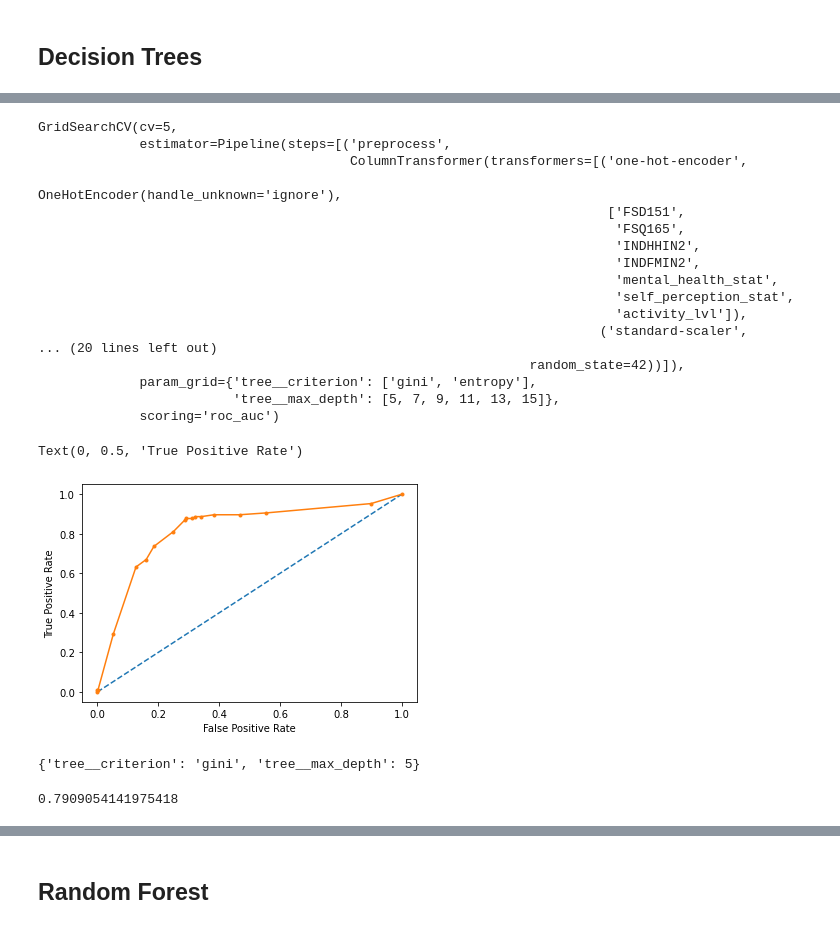
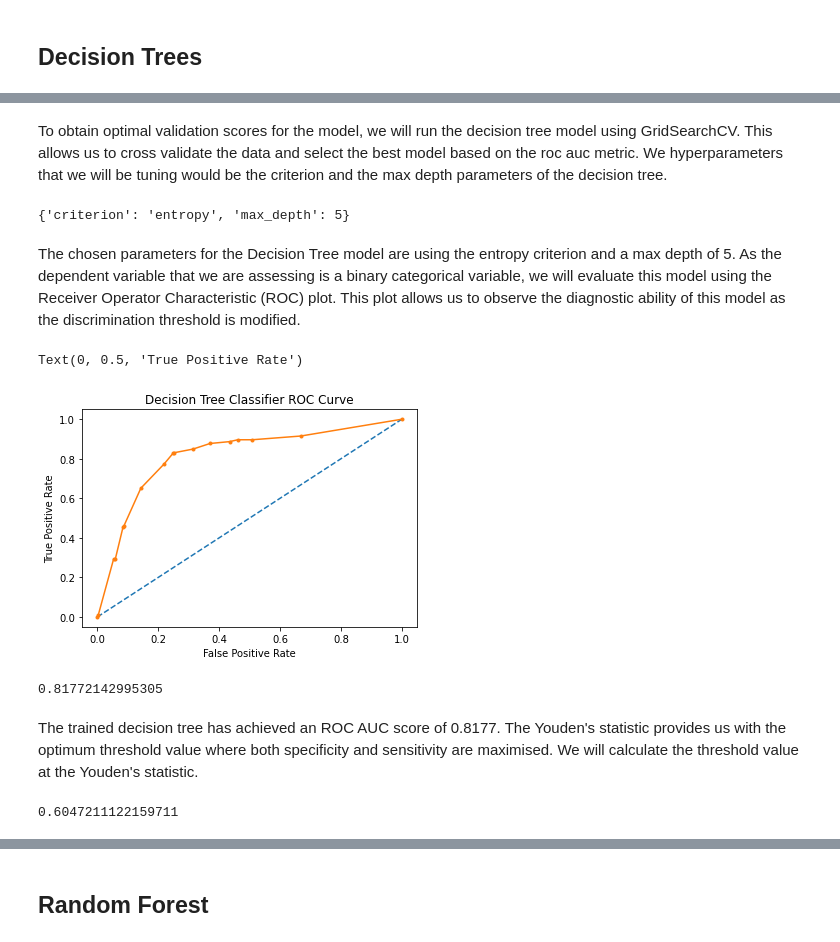
Before and after one commit to birddropping/IND5003-Group-Project, a Jupyter notebook: IND5003_Group_Project_Wesley.ipynb, the cells around one changed output, grey strips where cells are left out. Drawn from its saved outputs; the diff is of its cells as text; code cells hidden in the pictures.

```diff
--- a/IND5003_Group_Project_Wesley.ipynb
+++ b/IND5003_Group_Project_Wesley.ipynb
@@ -592,0 +553,5 @@ from sklearn.tree import DecisionTreeClassifier, plot_tree
+# %%
+selected_features = X_train.columns[(selector.get_support())]
+
+X_train_support = X_train[selected_features]
+X_test_support = X_test[selected_features]
@@ -593,51 +570,45 @@ from sklearn.tree import DecisionTreeClassifier, plot_tree
 # %%
-tree_pipe = Pipeline(steps = [('preprocess',preprocessor), ('tree', DecisionTreeClassifier(random_state=42, class_weight='balanced'))])
+tree_model = DecisionTreeClassifier(random_state=42, class_weight='balanced')
+# %% [markdown]
+To obtain optimal validation scores for the model, we will run the decision tree model using GridSearchCV. This allows us to cross validate the data and select the best model based on the roc auc metric. We hyperparameters that we will be tuning would be the criterion and the max depth parameters of the decision tree.
 # %%
-param_grid = {'tree__criterion': ['gini','entropy'],'tree__max_depth':[5,7,9,11,13,15],}
+param_grid = {'criterion': ['gini','entropy'],'max_depth':[5,7,9,11,13,15]}
 
-tree_cv = GridSearchCV(tree_pipe, param_grid,scoring='roc_auc', cv=5)
+tree_cv = GridSearchCV(tree_model, param_grid,scoring='roc_auc', cv=5)
 # %%
-tree_cv.fit(X_train,y_train)
+tree_cv.fit(X_train_support,y_train)
+tree_cv.best_params_
 # %% [output]
-GridSearchCV(cv=5,
-             estimator=Pipeline(steps=[('preprocess',
-                                        ColumnTransformer(transformers=[('one-hot-encoder',
-                                                                         OneHotEncoder(handle_unknown='ignore'),
-                                                                         ['FSD151',
-                                                                          'FSQ165',
-                                                                          'INDHHIN2',
-                                                                          'INDFMIN2',
-                                                                          'mental_health_stat',
-                                                                          'self_perception_stat',
-                                                                          'activity_lvl']),
-                                                                        ('standard-scaler',
-... (20 lines left out)
-                                                               random_state=42))]),
-             param_grid={'tree__criterion': ['gini', 'entropy'],
-                         'tree__max_depth': [5, 7, 9, 11, 13, 15]},
-             scoring='roc_auc')
+{'criterion': 'entropy', 'max_depth': 5}
+# %% [markdown]
+The chosen parameters for the Decision Tree model are using the entropy criterion and a max depth of 5. As the dependent variable that we are assessing is a binary categorical variable, we will evaluate this model using the Receiver Operator Characteristic (ROC) plot. This plot allows us to observe the diagnostic ability of this model as the discrimination threshold is modified.
 # %%
 ns_probs = [0 for _ in range(len(y_test))]
 
-probs = tree_cv.predict_proba(X_test)
+probs = tree_cv.predict_proba(X_test_support)
 probs = probs[:,1]
 
 mid_fpr, mid_tpr, thresholds = roc_curve(y_test, ns_probs)
 fpr, tpr, thresholds = roc_curve(y_test, probs.reshape(-1,1))
 
 plt.plot(mid_fpr, mid_tpr,  linestyle='--', label='mid-line')
-plt.plot(fpr, tpr,  marker='.', label='Random Forests Classifier')
+plt.plot(fpr, tpr,  marker='.')
+plt.title('Decision Tree Classifier ROC Curve')
 plt.xlabel('False Positive Rate')
 plt.ylabel('True Positive Rate')
 # %% [output]
 Text(0, 0.5, 'True Positive Rate')
-[figure, old version]
+[figure, new version]
-# %%
-tree_cv.best_params_
-# %% [output]
-{'tree__criterion': 'gini', 'tree__max_depth': 5}
-# %%
-y_pred_tree = tree_cv.predict(X_test)
-roc_auc_score(y_test,y_pred_tree)
-# %% [output]
-0.7909054141975418
+# %%
+y_proba_tree = tree_cv.predict_proba(X_test_support)[:,1]
+roc_auc_score(y_test,y_proba_tree)
+# %% [output]
+0.81772142995305
+# %% [markdown]
+The trained decision tree has achieved an ROC AUC score of 0.8177. The Youden's statistic provides us with the optimum threshold value where both specificity and sensitivity are maximised. We will calculate the threshold value at the Youden's statistic.
+# %%
+optimal_idx = np.argmax(tpr - fpr)
+optimal_threshold = thresholds[optimal_idx]
+optimal_threshold
+# %% [output]
+0.6047211122159711
```
Also changed, not shown: parts of 27 cells of this notebook, 1 other file.
